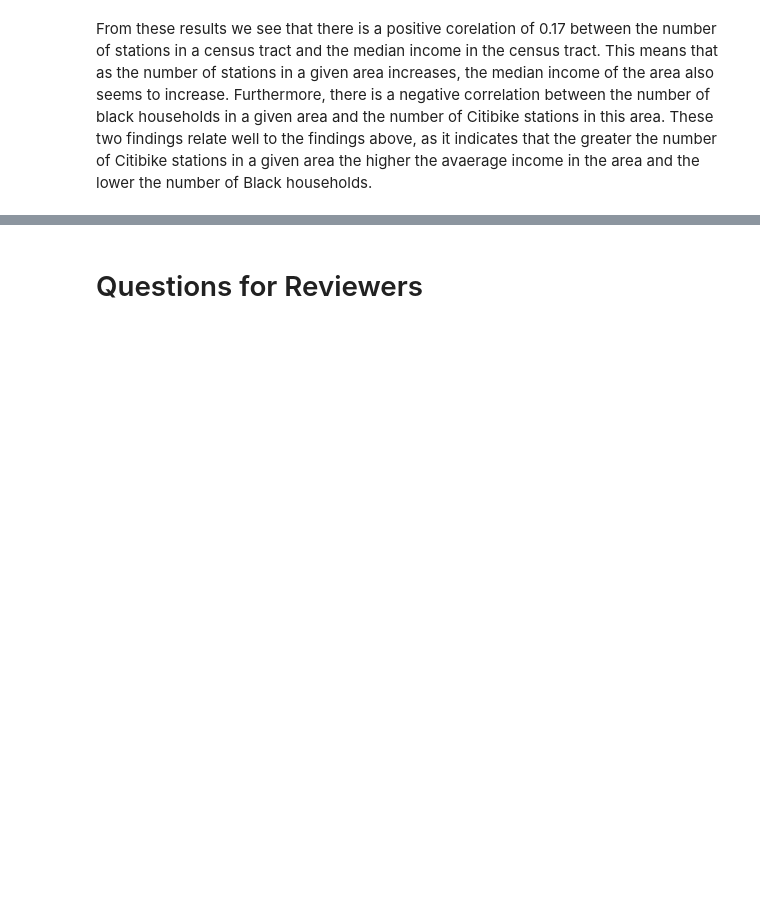
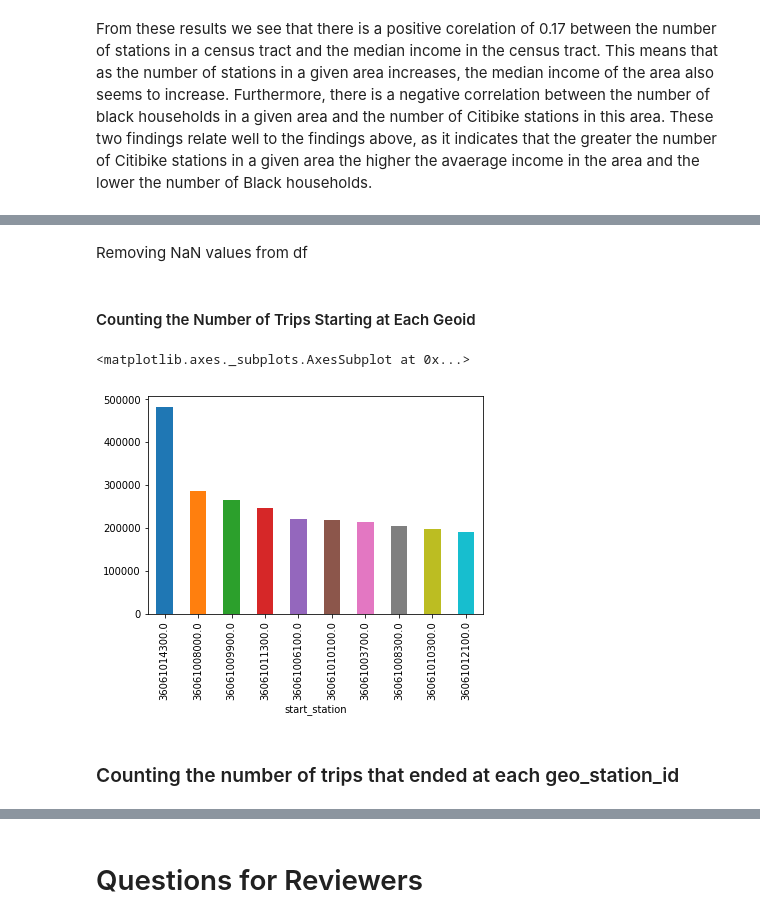
Before and after one commit to shljessie/INFO-2950, a Jupyter notebook: phase2_final_notebook.ipynb, the cells around one changed output, grey strips where cells are left out. Cells and saved outputs as stored; diff of their text form; code cells hidden in the pictures; blank space fills up the shorter version.

Commit message:
Added trip geo id data exploration

```diff
--- a/phase2_final_notebook.ipynb
+++ b/phase2_final_notebook.ipynb
@@ -298,0 +301,23 @@ From these results we see that there is a positive corelation of 0.17 between th
+# %%
+# read the csv file that contains only the start station geoid and end station geoids
+geo_id_df = pd.read_csv('start_end_geoid.csv')
+# %% [markdown]
+Removing NaN values from df
+# %%
+geo_id_df.dropna(inplace = True)
+geo_id_df.shape
+# %% [markdown]
+#### Counting the Number of Trips Starting at Each Geoid
+# %%
+start_counts = geo_id_df['start_station_geoid'].value_counts().rename_axis('start_station').to_frame('trips')
+## resetting the index so it's now subscriptable
+start_counts = start_counts.reset_index()
+# %%
+# Due to large size, going to only graph the top ten stations for both start and end
+sliced_start = start_counts.iloc[:10]
+sliced_start.plot(x='start_station', y='trips', kind='bar', legend=False)
+# %% [output]
+<matplotlib.axes._subplots.AxesSubplot at 0x...>
+[figure, added]
+# %% [markdown]
+### Counting the number of trips that ended at each geo_station_id
```
Also changed, not shown: parts of 9 cells of this notebook.
